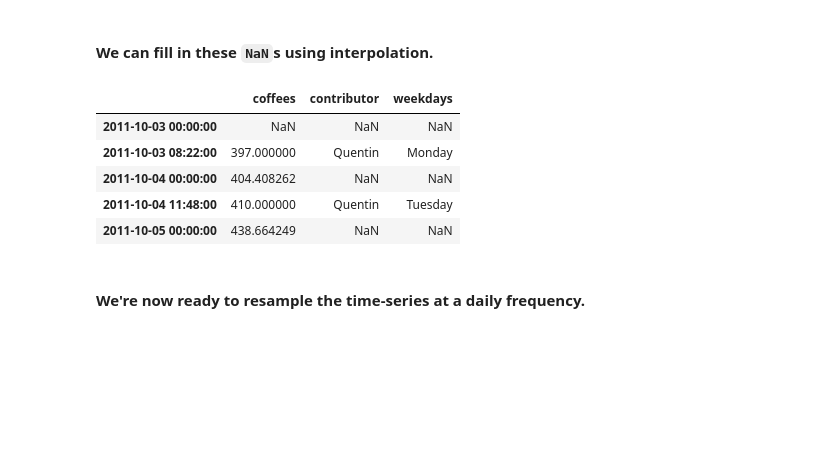
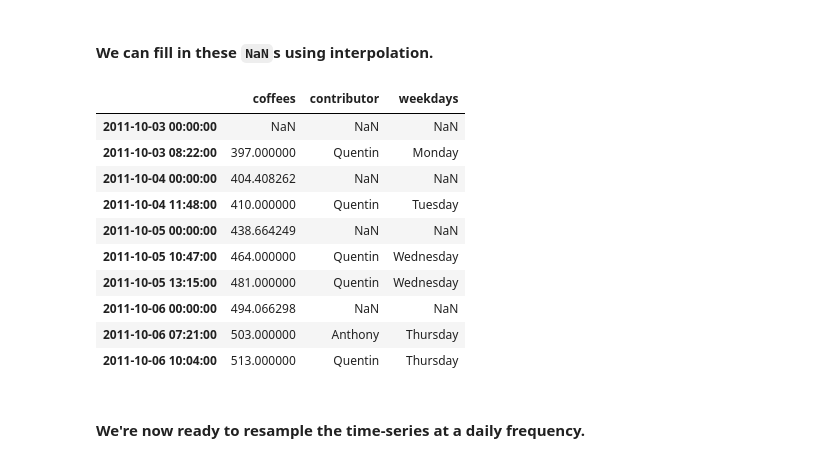
Before and after one commit to QCaudron/pydata_pandas, a Jupyter notebook: coffee_analysis_solution.ipynb, the cells around one changed output. Saved outputs shown, nothing was run; the diff lists cells and outputs as text; code cells hidden in the pictures; blank space fills up the shorter version.

```diff
--- a/coffee_analysis_solution.ipynb
+++ b/coffee_analysis_solution.ipynb
@@ -565,15 +574,20 @@ https://pandas.pydata.org/pandas-docs/stable/generated/pandas.DataFrame.reindex.
 # %%
 # .interpolate the upsampled_data using the time method
 upsampled_data = upsampled_data.interpolate(method="time")
 
-upsampled_data.head()
+upsampled_data.head(10)
 # %% [output]
 |  | coffees | contributor | weekdays |
 | 2011-10-03 00:00:00 | NaN | NaN | NaN |
 | 2011-10-03 08:22:00 | 397.000000 | Quentin | Monday |
 | 2011-10-04 00:00:00 | 404.408262 | NaN | NaN |
 | 2011-10-04 11:48:00 | 410.000000 | Quentin | Tuesday |
 | 2011-10-05 00:00:00 | 438.664249 | NaN | NaN |
+| 2011-10-05 10:47:00 | 464.000000 | Quentin | Wednesday |
+| 2011-10-05 13:15:00 | 481.000000 | Quentin | Wednesday |
+| 2011-10-06 00:00:00 | 494.066298 | NaN | NaN |
+| 2011-10-06 07:21:00 | 503.000000 | Anthony | Thursday |
+| 2011-10-06 10:04:00 | 513.000000 | Quentin | Thursday |
 # %% [markdown]
 #### We're now ready to resample the time-series at a daily frequency.
 # %%
```
Also changed, not shown: parts of 66 cells of this notebook, 5 other files.
